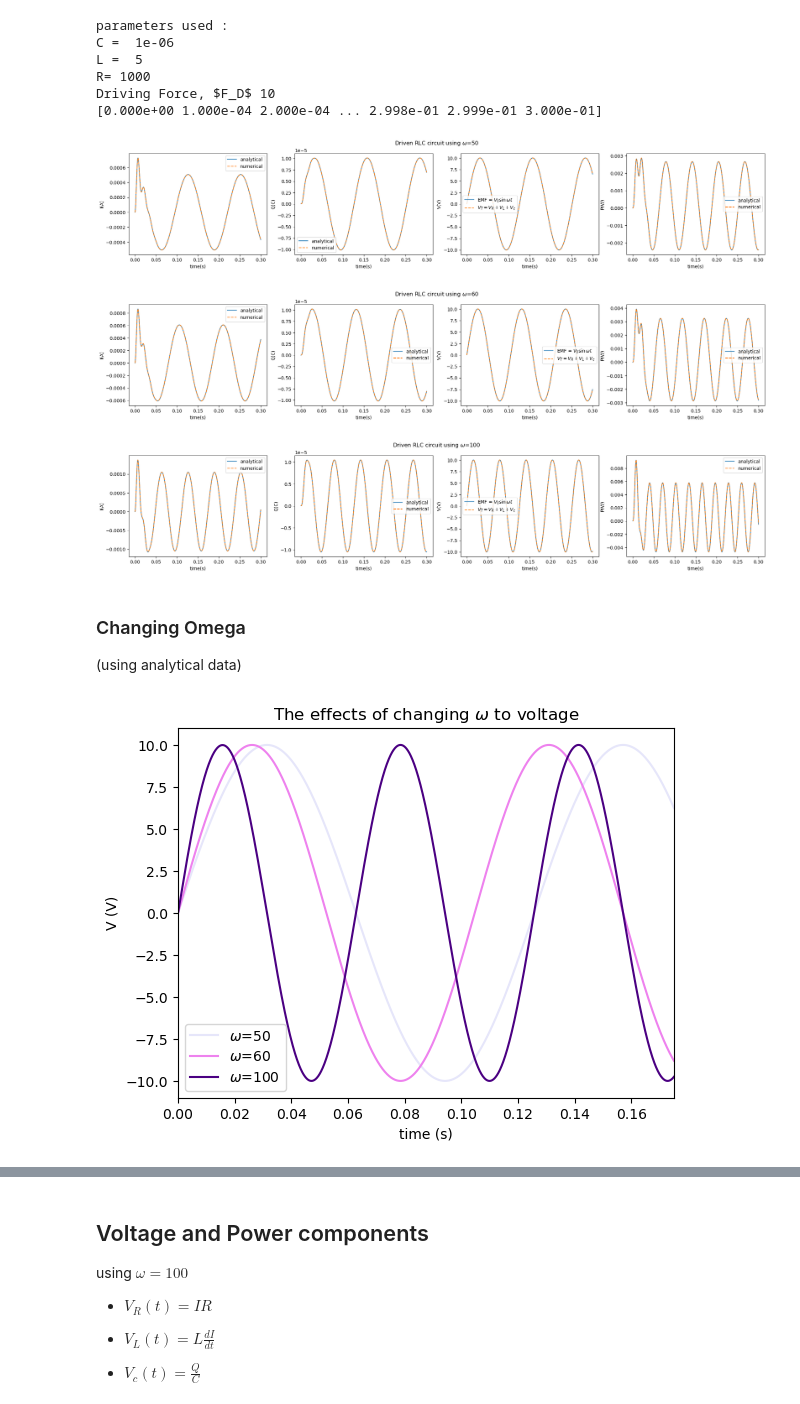
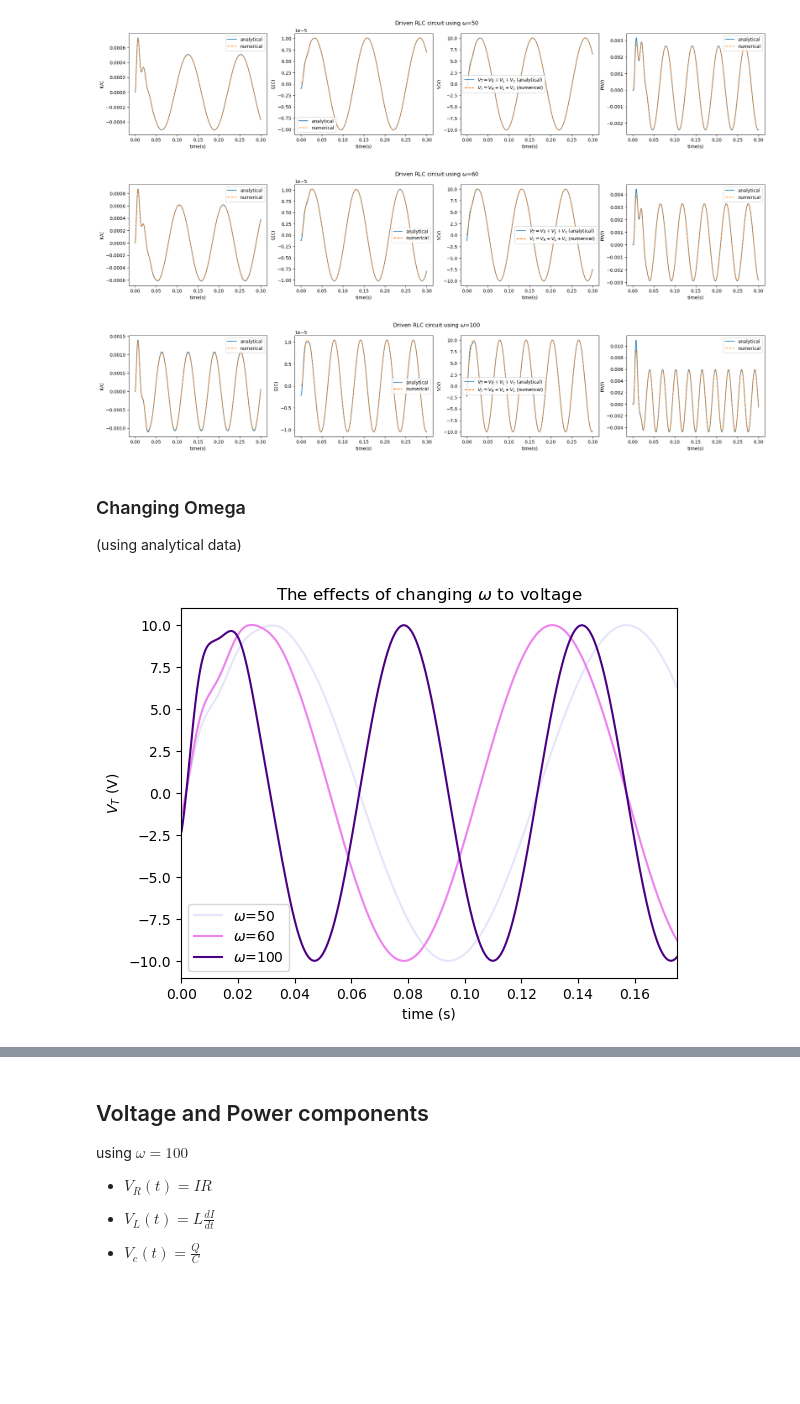
Before and after one commit to Bwimmin/Driven-RLC-Circuit, a Jupyter notebook: Driven RLC Circuit.ipynb, the cells around one changed output, grey strips where cells are left out. Saved outputs shown, nothing was run; the diff lists cells and outputs as text; code cells hidden in the pictures; blank space fills up the shorter version.

```diff
--- a/Driven RLC Circuit.ipynb
+++ b/Driven RLC Circuit.ipynb
@@ -28,26 +21,12 @@ $$\begin{eqnarray}
 \frac{I_{i+1}-I_{i}}{dt}&=&-\frac{R}{L}I_{i}-\frac{Q_{i}}{LC}+\frac{V_{0}}{L}\sin \omega t_{i}\\\therefore I_{i+1}&=&I_{i}-\left( \frac{R}{L}I_{i}+\frac{Q_{i}}{LC}-\frac{V_{0}}{L}\sin \omega t_{i} \right) dt\\ \\ \frac{Q_{i+1}-Q_{i}}{dt}&=& I_{i+1}\\ \therefore Q_{i+1}&=& Q_{i}+I_{i+1}dt
 \end{eqnarray}$$
 # %%
+# setting parameter values
 C=1e-6
 L=5
 R=1000
 FD=10
 
-dt=0.0001
-t = np.arange(0, 0.3+dt, dt)
-
-print(r'parameters used : ')
-print(r'C = ',C, )
-print(r'L = ',L)
-print(r'R=',R, )
-print(r'Driving Force, $F_D$',FD, )
-
-print(t)
+dt=0.0001 # step size
+t = np.arange(0, 0.3+dt, dt) # creating time array from 0 to 0.3 with step size = dt
-# %% [output]
-parameters used :
-C =  1e-06
-L =  5
-R= 1000
-Driving Force, $F_D$ 10
-[0.000e+00 1.000e-04 2.000e-04 ... 2.998e-01 2.999e-01 3.000e-01]
 # %%
@@ -80,7 +77,7 @@ def RLC (omega, C, L, R, FD, t, dt) :
 # %%
-A_Q50 ,A_I50, EMF50, A_P50,  N_I50, N_Q50, VT50, N_P50 = RLC (50, C, L, R, FD, t, dt)
-A_Q60 ,A_I60, EMF60, A_P60,  N_I60, N_Q60, VT60, N_P60 = RLC (60, C, L, R, FD, t, dt)
-A_Q100,A_I100,EMF100, A_P100,N_I100,N_Q100,VT100, N_P100 = RLC (100, C, L, R, FD, t, dt)
+A_Q50 ,A_I50, A_V50, A_P50,  N_I50, N_Q50, N_V50, N_P50 = RLC (50, C, L, R, FD, t, dt)
+A_Q60 ,A_I60, A_V60, A_P60,  N_I60, N_Q60, N_V60, N_P60 = RLC (60, C, L, R, FD, t, dt)
+A_Q100,A_I100,A_V100, A_P100,N_I100,N_Q100,N_V100, N_P100 = RLC (100, C, L, R, FD, t, dt)
 # %%
 fig, (ax1, ax2, ax3, ax4) = plt.subplots(1, 4, figsize=(25, 4))
 
@@ -90,8 +87,8 @@ ax1.plot(t,      A_I50,          label = 'analytical')
 ax1.plot(t,      N_I50,     '--',label = 'numerical' )
 ax2.plot(t,      A_Q50,          label = 'analytical')
 ax2.plot(t,      N_Q50,     '--',label = 'numerical' )
-ax3.plot(t, EMF50,         label = r'EMF = $V_0 \sin\omega t$')
-ax3.plot(t, VT50,     '--',label = r'$V_T=V_{R}+V_{L}+V_{c}$')
+ax3.plot(t, A_V50,         label = r'$V_T=V_{R}+V_{L}+V_{c}$ (analytical)')
+ax3.plot(t, N_V50,     '--',label = r'$V_T=V_{R}+V_{L}+V_{c}$ (numerical)')
 ax4.plot(t, A_P50,     label = 'analytical')
 ax4.plot(t, N_P50,     '--',label = 'numerical')
 
@@ -105,37 +102,37 @@ ax3.legend()
 ax4.legend()
 plt.savefig('Driven RLC circuit using omega=50.png')
 # %% [output]
-[figure, old version]
+[figure, new version]
 # %%
 fig, (ax1, ax2, ax3, ax4) = plt.subplots(1, 4, figsize=(25, 4))
 
 fig.suptitle(r'Driven RLC circuit using $\omega$=60')
 #ax1.set_xlim(0,100)
 #ax2.set_xlim(0,100)
 
 ax1.plot(t,      A_I60,          label = 'analytical')
 ax1.plot(t,      N_I60,     '--',label = 'numerical' )
 ax2.plot(t,      A_Q60,          label = 'analytical')
 ax2.plot(t,      N_Q60,     '--',label = 'numerical' )
-ax3.plot(t, EMF60,         label = r'EMF = $V_0 \sin\omega t$')
-ax3.plot(t, VT60,     '--',label = r'$V_T=V_{R}+V_{L}+V_{c}$')
+ax3.plot(t, A_V60,         label = r'$V_T=V_{R}+V_{L}+V_{c}$ (analytical)')
+ax3.plot(t, N_V60,     '--',label = r'$V_T=V_{R}+V_{L}+V_{c}$ (numerical)')
 ax4.plot(t, A_P60,     label = 'analytical')
 ax4.plot(t, N_P60,     '--',label = 'numerical')
 
 #ax1.set_title(r"$F_D$ = 1.35")
 #ax2.set_title(r"$F_D$ = 1.44")
 
 ax1.set(ylabel=r'I(A)', xlabel=r'time(s)')
 ax2.set(ylabel=r'Q(C)', xlabel=r'time(s)')
 ax3.set(ylabel=r'V(V)', xlabel=r'time(s)')
 ax4.set(ylabel=r'P(W)', xlabel=r'time(s)')
 ax1.legend()
 ax2.legend()
 ax3.legend()
 ax4.legend()
 plt.savefig('Compare Analytical and Numerical RLC circuit using omega=60.png')
 # %% [output]
-[figure, old version]
+[figure, new version]
 # %%
 fig, (ax1, ax2, ax3, ax4) = plt.subplots(1, 4, figsize=(25, 4))
 
@@ -147,8 +144,8 @@ ax1.plot(t,      A_I100,          label = 'analytical')
 ax1.plot(t,      N_I100,     '--',label = 'numerical' )
 ax2.plot(t,      A_Q100,          label = 'analytical')
 ax2.plot(t,      N_Q100,     '--',label = 'numerical' )
-ax3.plot(t, EMF100,         label = r'EMF = $V_0 \sin\omega t$')
-ax3.plot(t, VT100,     '--',label = r'$V_T=V_{R}+V_{L}+V_{c}$')
+ax3.plot(t, A_V100,         label = r'$V_T=V_{R}+V_{L}+V_{c}$ (analytical)')
+ax3.plot(t, N_V100,     '--',label = r'$V_T=V_{R}+V_{L}+V_{c}$ (numerical)')
 ax4.plot(t, A_P100,     label = 'analytical')
 ax4.plot(t, N_P100,     '--',label = 'numerical')
 
@@ -165,22 +162,22 @@ ax3.legend()
 ax4.legend()
 plt.savefig('Compare Analytical and Numerical RLC circuit using omega=100.png')
 # %% [output]
-[figure, old version]
+[figure, new version]
 # %% [markdown]
 ### Changing Omega
 (using analytical data)
 # %%
-plt.plot(t, VT50, label = r'$\omega$=50', color= 'lavender')
-plt.plot(t, VT60, label = r'$\omega$=60', color= 'violet' )
-plt.plot(t, VT100, label = r'$\omega$=100', color= 'indigo' )
+plt.plot(t, A_V50, label = r'$\omega$=50', color= 'lavender')
+plt.plot(t, A_V60, label = r'$\omega$=60', color= 'violet' )
+plt.plot(t, A_V100, label = r'$\omega$=100', color= 'indigo' )
 plt.legend()
 plt. xlim(0, 0.175)
 plt.title(r'The effects of changing $\omega$ to voltage')
 plt.xlabel('time (s)')
-plt.ylabel('V (V)')
+plt.ylabel(r'$V_T$ (V)')
 plt.savefig('The effects of changing omega to VT.png')
 # %% [output]
-[figure, old version]
+[figure, new version]
 # %%
 plt.plot(t, A_I50, label = r'$\omega$=50', color= 'pink')
 plt.plot(t, A_I60, label = r'$\omega$=60', color= 'hotpink' )
```
Also changed, not shown: parts of 21 cells of this notebook.
